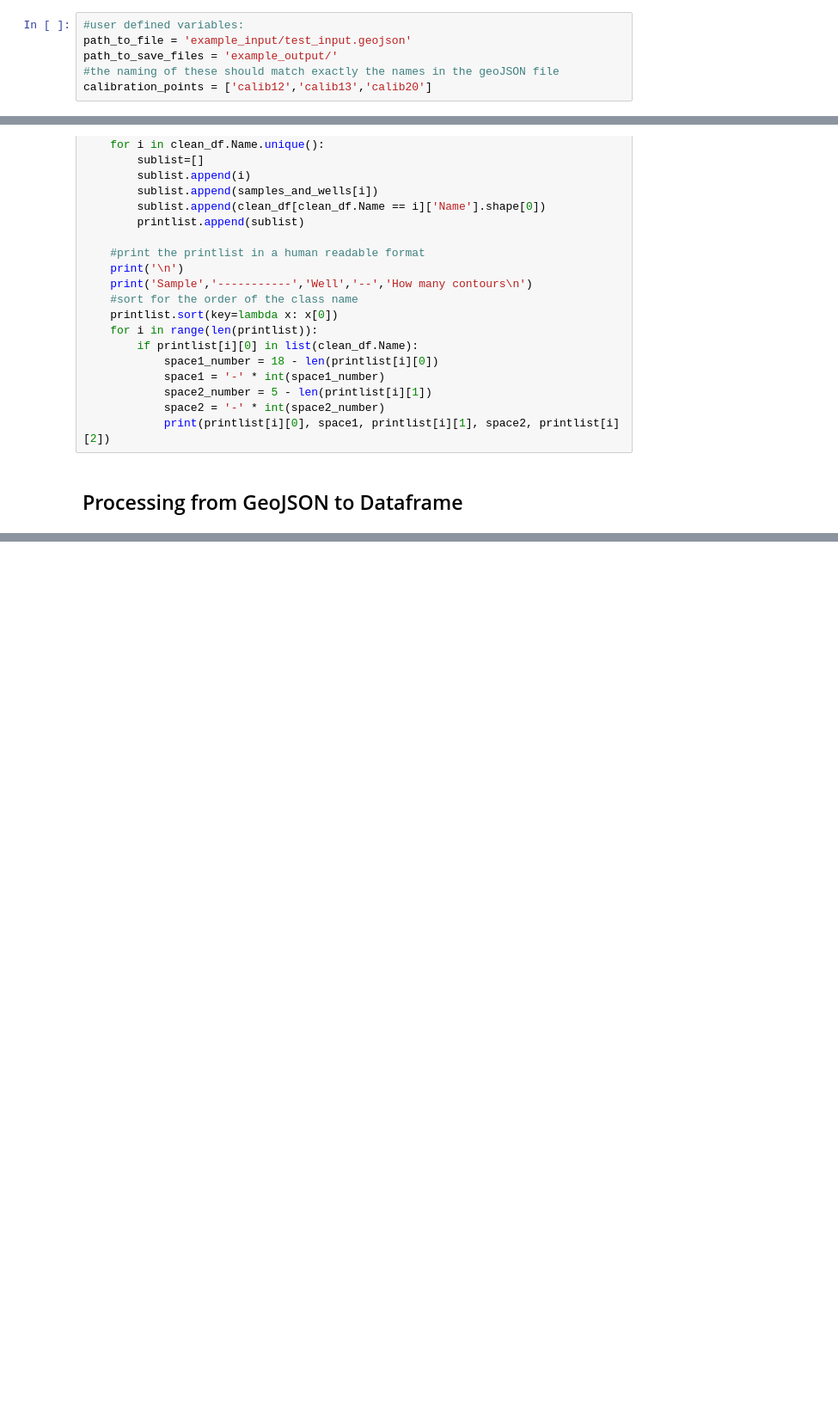
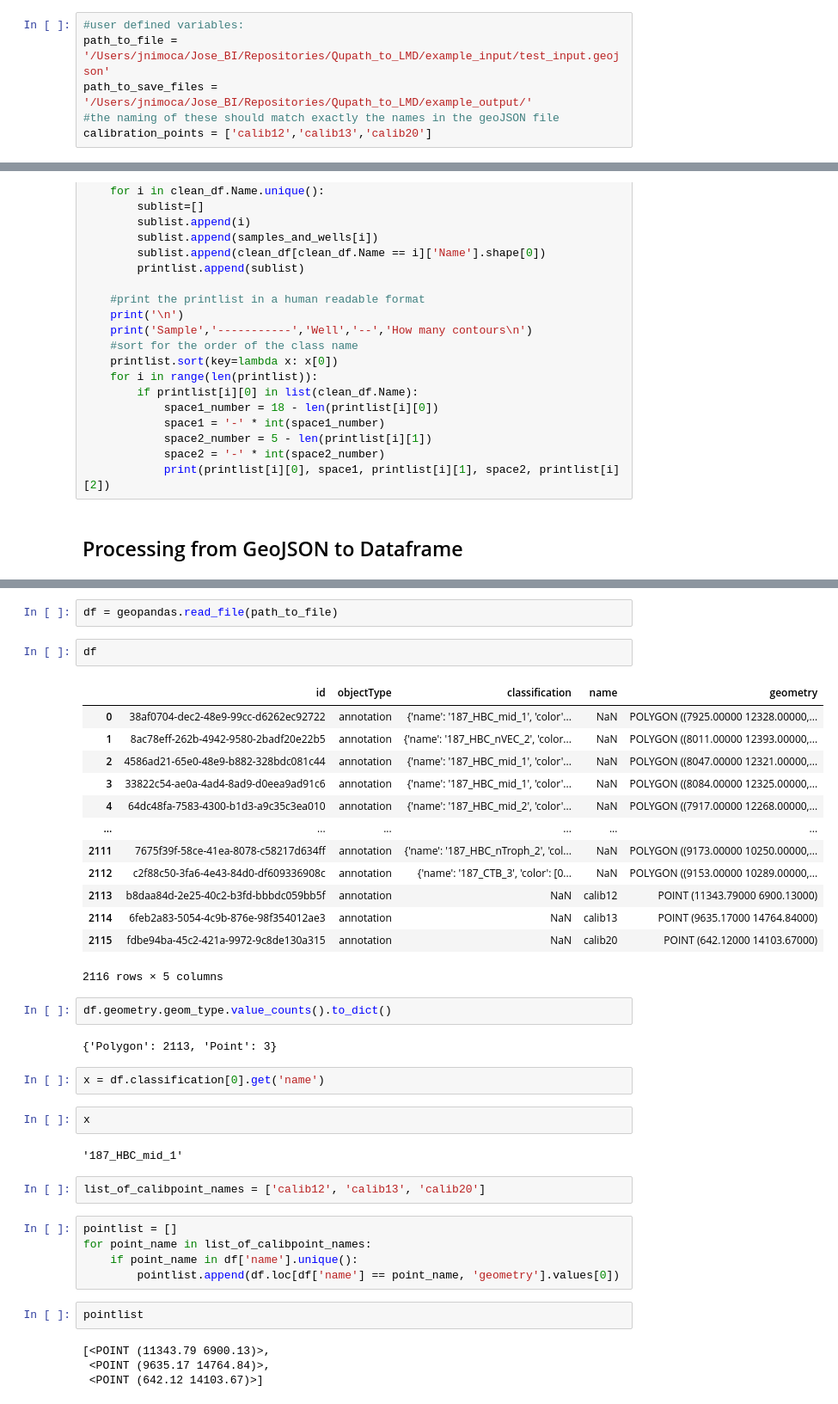
Before and after one commit to CosciaLab/Qupath_to_LMD, a Jupyter notebook: QuPath_to_LMD.ipynb, the cells around one changed output, grey strips where cells are left out. Shown at 86% size. Saved outputs shown, nothing was run; the diff lists cells and outputs as text; blank space fills up the shorter version.

```diff
--- a/QuPath_to_LMD.ipynb
+++ b/QuPath_to_LMD.ipynb
@@ -27,8 +27,8 @@ datetime = dt.datetime.today().strftime("%Y%m%d_%H%M%S")
 ## From GeoJSON to Dataframe
 # %%
 #user defined variables:
-path_to_file = 'example_input/test_input.geojson'
-path_to_save_files = 'example_output/'
+path_to_file = '/Users/jnimoca/Jose_BI/Repositories/Qupath_to_LMD/example_input/test_input.geojson'
+path_to_save_files = '/Users/jnimoca/Jose_BI/Repositories/Qupath_to_LMD/example_output/'
 #the naming of these should match exactly the names in the geoJSON file
 calibration_points = ['calib12','calib13','calib20']
 # %% [markdown]
@@ -346,3 +347,44 @@ Sample ----------- Well -- How many contours
 187_str_1 --------- E9 --- 4
 187_str_2 --------- E10 -- 3
 187_str_3 --------- E11 -- 3
+# %%
+df = geopandas.read_file(path_to_file)
+# %%
+df
+# %% [output]
+|  | id | objectType | classification | name | geometry |
+| 0 | 38af0704-dec2-48e9-99cc-d6262ec92722 | annotation | {'name': '187_HBC_mid_1', 'color'... | NaN | POLYGON ((7925.00000 12328.00000,... |
+| 1 | 8ac78eff-262b-4942-9580-2badf20e22b5 | annotation | {'name': '187_HBC_nVEC_2', 'color... | NaN | POLYGON ((8011.00000 12393.00000,... |
+| 2 | 4586ad21-65e0-48e9-b882-328bdc081c44 | annotation | {'name': '187_HBC_mid_1', 'color'... | NaN | POLYGON ((8047.00000 12321.00000,... |
+| 3 | 33822c54-ae0a-4ad4-8ad9-d0eea9ad91c6 | annotation | {'name': '187_HBC_mid_1', 'color'... | NaN | POLYGON ((8084.00000 12325.00000,... |
+| 4 | 64dc48fa-7583-4300-b1d3-a9c35c3ea010 | annotation | {'name': '187_HBC_mid_2', 'color'... | NaN | POLYGON ((7917.00000 12268.00000,... |
+| ... | ... | ... | ... | ... | ... |
+| 2111 | 7675f39f-58ce-41ea-8078-c58217d634ff | annotation | {'name': '187_HBC_nTroph_2', 'col... | NaN | POLYGON ((9173.00000 10250.00000,... |
+| 2112 | c2f88c50-3fa6-4e43-84d0-df609336908c | annotation | {'name': '187_CTB_3', 'color': [0... | NaN | POLYGON ((9153.00000 10289.00000,... |
+| 2113 | b8daa84d-2e25-40c2-b3fd-bbbdc059bb5f | annotation | NaN | calib12 | POINT (11343.79000 6900.13000) |
+| 2114 | 6feb2a83-5054-4c9b-876e-98f354012ae3 | annotation | NaN | calib13 | POINT (9635.17000 14764.84000) |
+| 2115 | fdbe94ba-45c2-421a-9972-9c8de130a315 | annotation | NaN | calib20 | POINT (642.12000 14103.67000) |
+2116 rows × 5 columns
+# %%
+df.geometry.geom_type.value_counts().to_dict()
+# %% [output]
+{'Polygon': 2113, 'Point': 3}
+# %%
+x = df.classification[0].get('name')
+# %%
+x
+# %% [output]
+'187_HBC_mid_1'
+# %%
+list_of_calibpoint_names = ['calib12', 'calib13', 'calib20']
+# %%
+pointlist = []
+for point_name in list_of_calibpoint_names:
+    if point_name in df['name'].unique():
+        pointlist.append(df.loc[df['name'] == point_name, 'geometry'].values[0])
+# %%
+pointlist
+# %% [output]
+[<POINT (11343.79 6900.13)>,
+ <POINT (9635.17 14764.84)>,
+ <POINT (642.12 14103.67)>]
```
Also changed, not shown: parts of 34 cells of this notebook, 6 other files.
